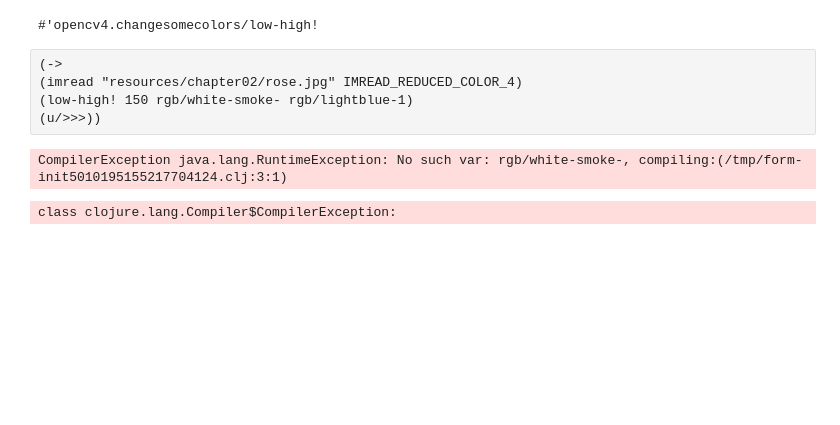
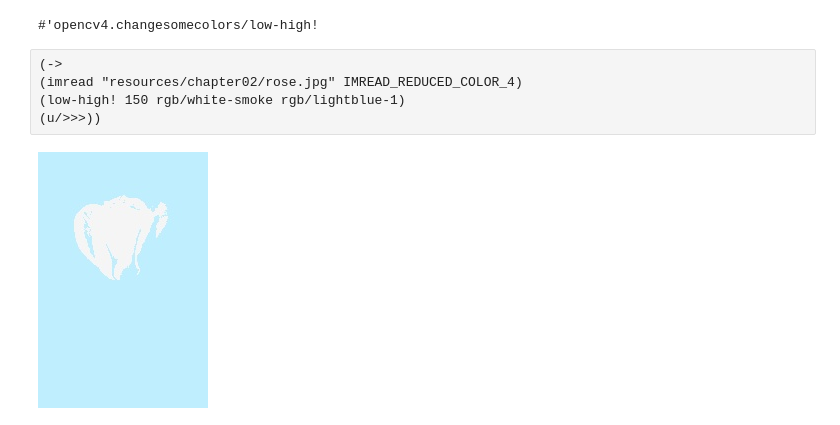
Before and after one commit to hellonico/origami-fun, a Jupyter notebook: jupyter/changesomecolors.ipynb, the cells around one changed output. Drawn from its saved outputs; the diff is of its cells as text; blank space fills up the shorter version.

```diff
--- a/jupyter/changesomecolors.ipynb
+++ b/jupyter/changesomecolors.ipynb
@@ -136,8 +136,7 @@ nil
 # %%
 (->
 (imread "resources/chapter02/rose.jpg" IMREAD_REDUCED_COLOR_4)
-(low-high! 150 rgb/white-smoke- rgb/lightblue-1)
+(low-high! 150 rgb/white-smoke rgb/lightblue-1)
 (u/>>>))
 # %% [output]
-CompilerException java.lang.RuntimeException: No such var: rgb/white-smoke-, compiling:(/tmp/form-init5010195155217704124.clj:3:1)
-class clojure.lang.Compiler$CompilerException:
+[figure, added]
```
Also changed, not shown: parts of 2 cells of this notebook, 12 other files.
